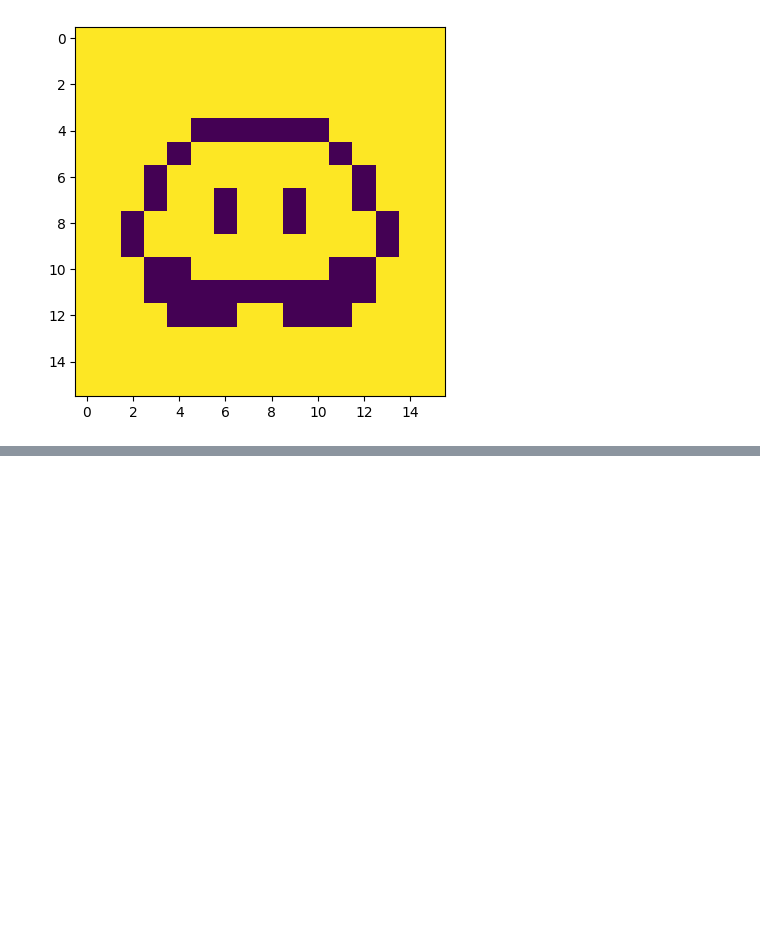
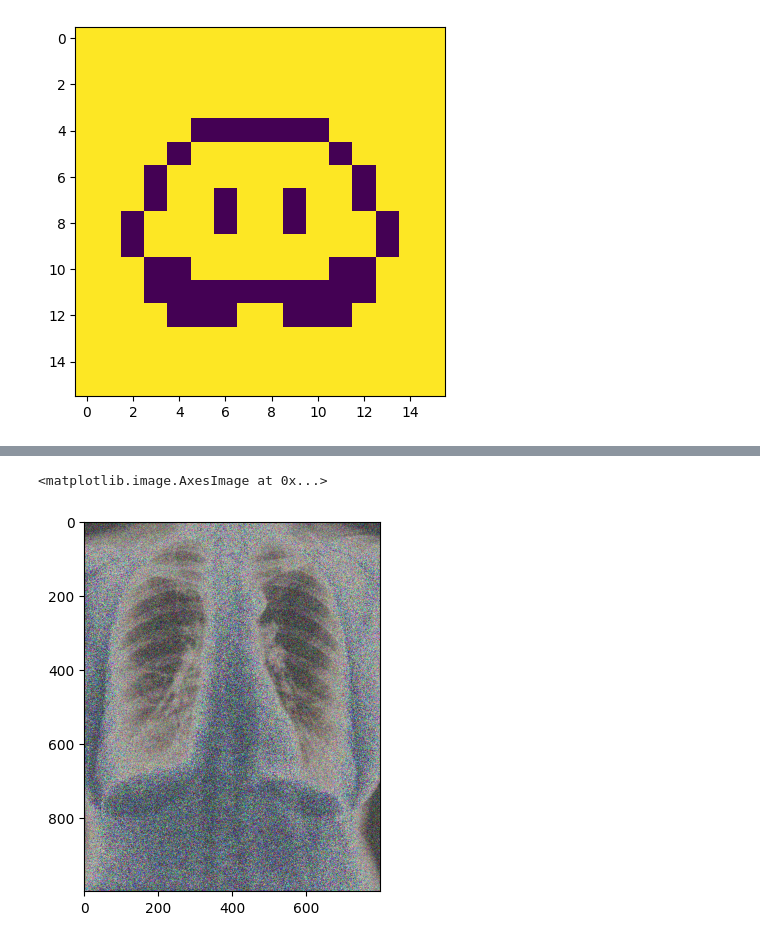
Before and after one commit to pacaicedo/pacaicedo.github.io, a Jupyter notebook: pres/pruebas.ipynb, the cells around one changed output, grey strips where cells are left out. Drawn from its saved outputs; the diff is of its cells as text; code cells hidden in the pictures; blank space fills up the shorter version.

```diff
--- a/pres/pruebas.ipynb
+++ b/pres/pruebas.ipynb
@@ -41,0 +61,6 @@ plt.imshow(255*Kirby_1bit)
+# %%
+final_image = np.uint8(x_ray_chest+image_synt1)
+plt.imshow(final_image)
+# %% [output]
+<matplotlib.image.AxesImage at 0x...>
+[figure, added]
```
Also changed, not shown: parts of 5 cells of this notebook, 9 other files.
